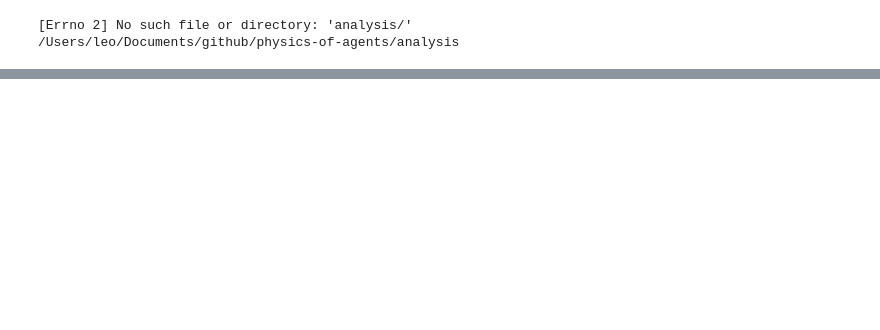
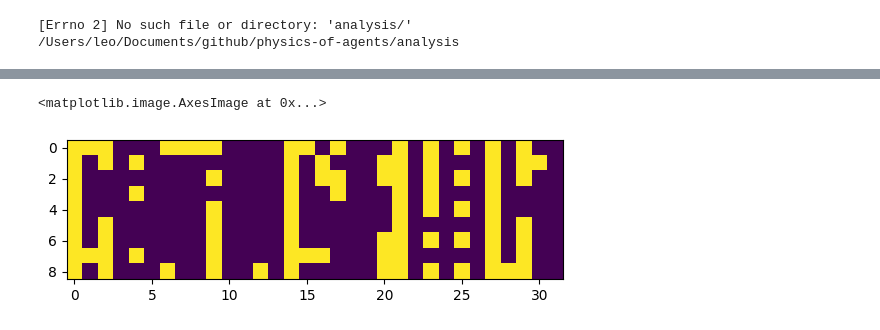
Before and after one commit to ongarileonardo/physics-of-agents, a Jupyter notebook: analysis/opinions_evolution.ipynb, the cells around one changed output, grey strips where cells are left out. Drawn from its saved outputs; the diff is of its cells as text; code cells hidden in the pictures; blank space fills up the shorter version.

```diff
--- a/analysis/opinions_evolution.ipynb
+++ b/analysis/opinions_evolution.ipynb
@@ -51,0 +48,21 @@ Matches: 2
+# %%
+import json
+from pathlib import Path
+
+model = "openai/gpt-oss-20b"
+model = model.split("/")[-1]
+
+folder = Path(
+    f"../data/models/hitemp_{model}/subjective_energy/"
+)
+
+with open(folder / "manifest.json") as f:
+    r = json.load(f)
+
+runs = [
+    json.load(open(f))
+    for f in sorted(folder.glob("*.json"))
+    if f.name != "manifest.json"
+]
+
+hitemp_original = runs[0]
@@ -175,2 +344,7 @@ Figure saved to: /Users/leo/Documents/github/physics-of-agents/figures/original_
 # %%
 # print stateful spins history
+
+plt.imshow(hitemp_original["spins_history"])
+# %% [output]
+<matplotlib.image.AxesImage at 0x...>
+[figure, added]
```
Also changed, not shown: parts of 8 cells of this notebook, 26 other files.
